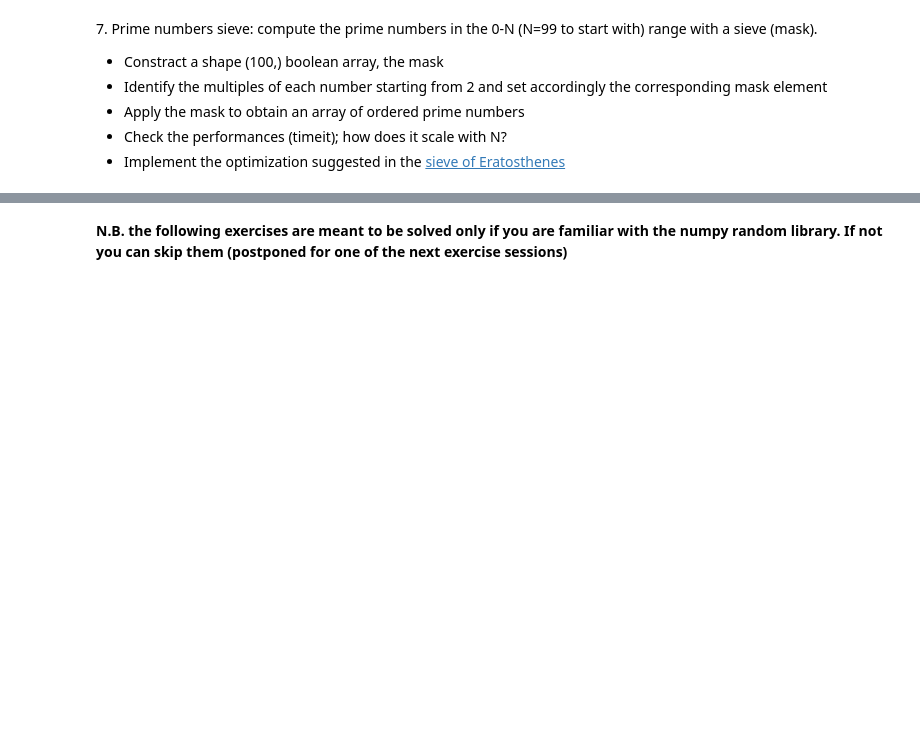
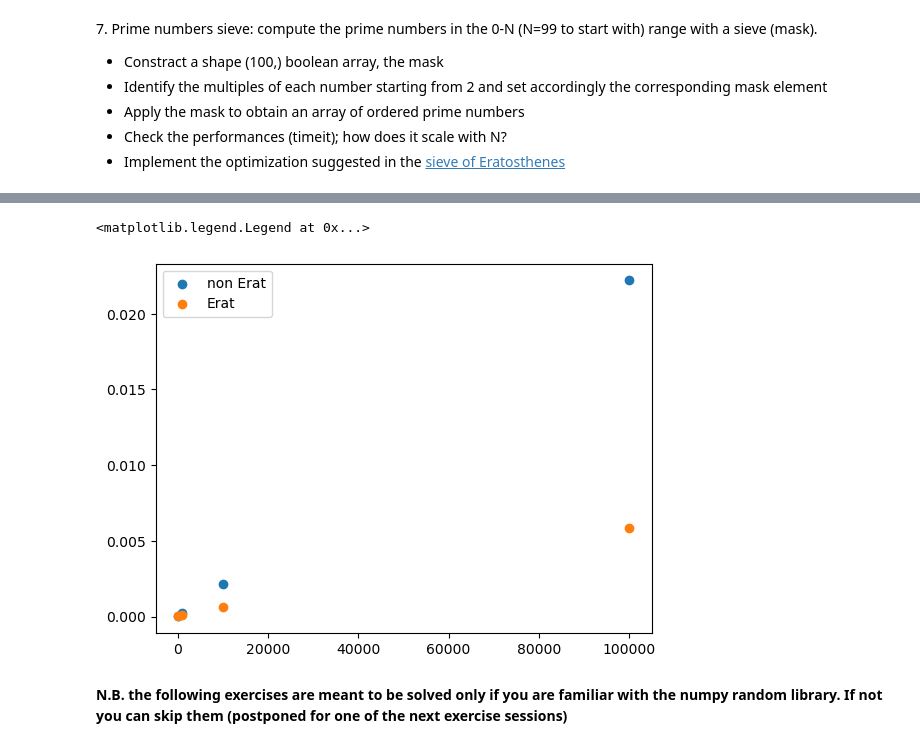
Before and after one commit to DavideCacopardi/LaboratoryOfComputationalPhysics_Y9, a Jupyter notebook: 04ex_Numpy.ipynb, the cells around one changed output, grey strips where cells are left out. Saved outputs shown, nothing was run; the diff lists cells and outputs as text; code cells hidden in the pictures; blank space fills up the shorter version.

```diff
--- a/04ex_Numpy.ipynb
+++ b/04ex_Numpy.ipynb
@@ -54,3 +246,15 @@ The corresponding positions in miles are: 0, 198, 303, 736, 871, 1175, 1475, 154
+# %%
+# nonErat O(N)
+Dt = np.array([21.2e-6, 214e-6, 2.17e-3, 22.2e-3])
+N = np.array([100, 1000, 10000, 100000])
+plt.scatter(N, Dt, label="non Erat")
+# Erat O(N log log N)
+Dt = np.array([10e-6, 75.4e-6, 614e-6, 5.83e-3])
+plt.scatter(N, Dt, label="Erat")
+plt.legend()
+# %% [output]
+<matplotlib.legend.Legend at 0x...>
+[figure, added]
 # %% [markdown]
 **N.B. the following exercises are meant to be solved only if you are familiar with the numpy random library. If not you can skip them (postponed for one of the next exercise sessions)**
 # %% [markdown]
```
Also changed, not shown: parts of 13 cells of this notebook, 2 other files.
